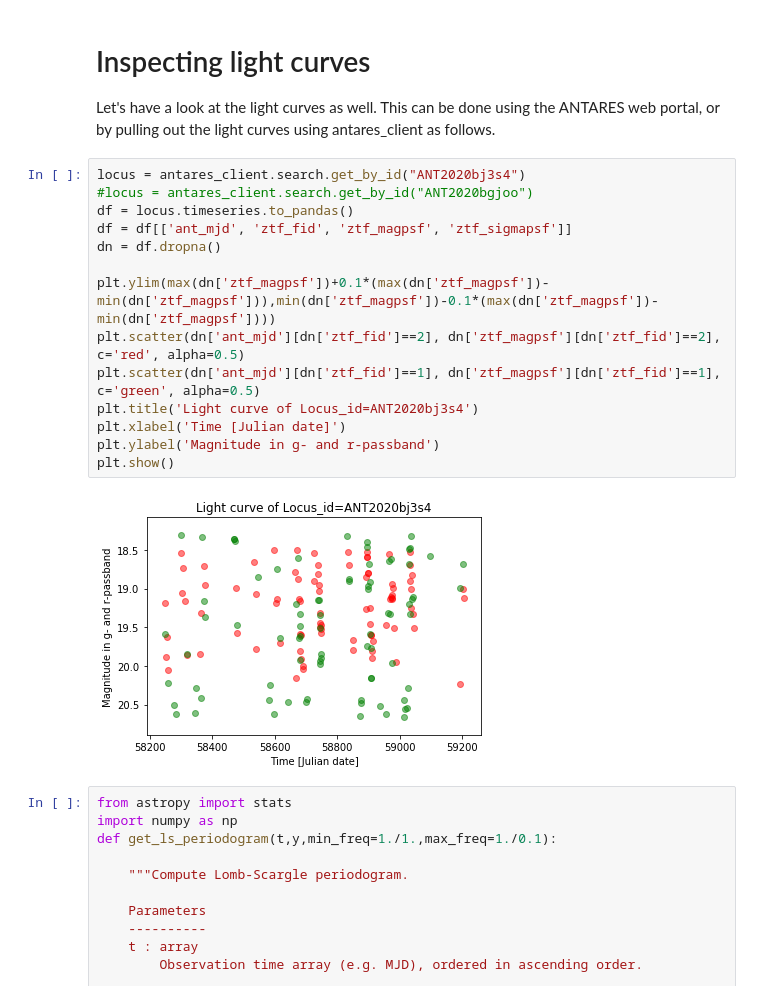
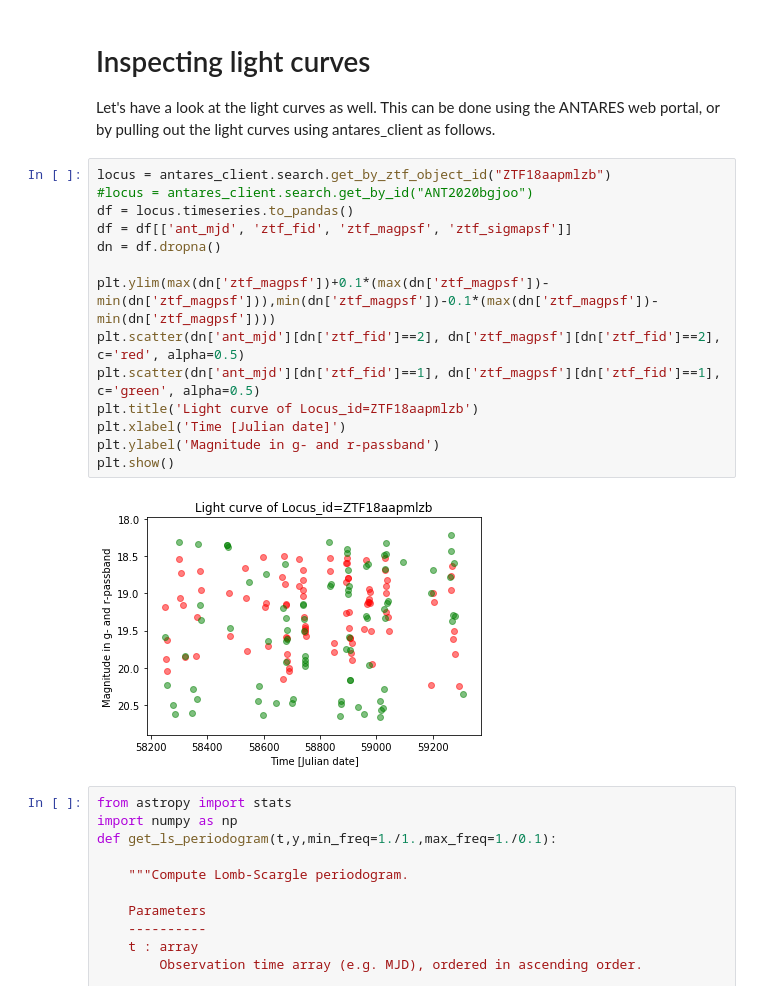
Before and after one commit to broker-workshop/tutorials, a Jupyter notebook: ANTARES/ExploringVariabilityWithANTARES.ipynb, the cells around one changed output. Saved outputs shown, nothing was run; the diff lists cells and outputs as text.

```diff
--- a/ANTARES/ExploringVariabilityWithANTARES.ipynb
+++ b/ANTARES/ExploringVariabilityWithANTARES.ipynb
@@ -109,21 +109,21 @@ plt.scatter(locus_gr, locus_r,c='r')
 
 Let's have a look at the light curves as well. This can be done using the ANTARES web portal, or by pulling out the light curves using antares_client as follows.
 # %%
-locus = antares_client.search.get_by_id("ANT2020bj3s4")
+locus = antares_client.search.get_by_ztf_object_id("ZTF18aapmlzb")
 #locus = antares_client.search.get_by_id("ANT2020bgjoo")
 df = locus.timeseries.to_pandas()
 df = df[['ant_mjd', 'ztf_fid', 'ztf_magpsf', 'ztf_sigmapsf']]
 dn = df.dropna()
 
 plt.ylim(max(dn['ztf_magpsf'])+0.1*(max(dn['ztf_magpsf'])-min(dn['ztf_magpsf'])),min(dn['ztf_magpsf'])-0.1*(max(dn['ztf_magpsf'])-min(dn['ztf_magpsf'])))
 plt.scatter(dn['ant_mjd'][dn['ztf_fid']==2], dn['ztf_magpsf'][dn['ztf_fid']==2], c='red', alpha=0.5)
 plt.scatter(dn['ant_mjd'][dn['ztf_fid']==1], dn['ztf_magpsf'][dn['ztf_fid']==1], c='green', alpha=0.5)
-plt.title('Light curve of Locus_id=ANT2020bj3s4')
+plt.title('Light curve of Locus_id=ZTF18aapmlzb')
 plt.xlabel('Time [Julian date]')
 plt.ylabel('Magnitude in g- and r-passband')
 plt.show()
 # %% [output]
-[figure, old version]
+[figure, new version]
 # %%
 from astropy import stats
 import numpy as np
```
Also changed, not shown: parts of 4 cells of this notebook.
